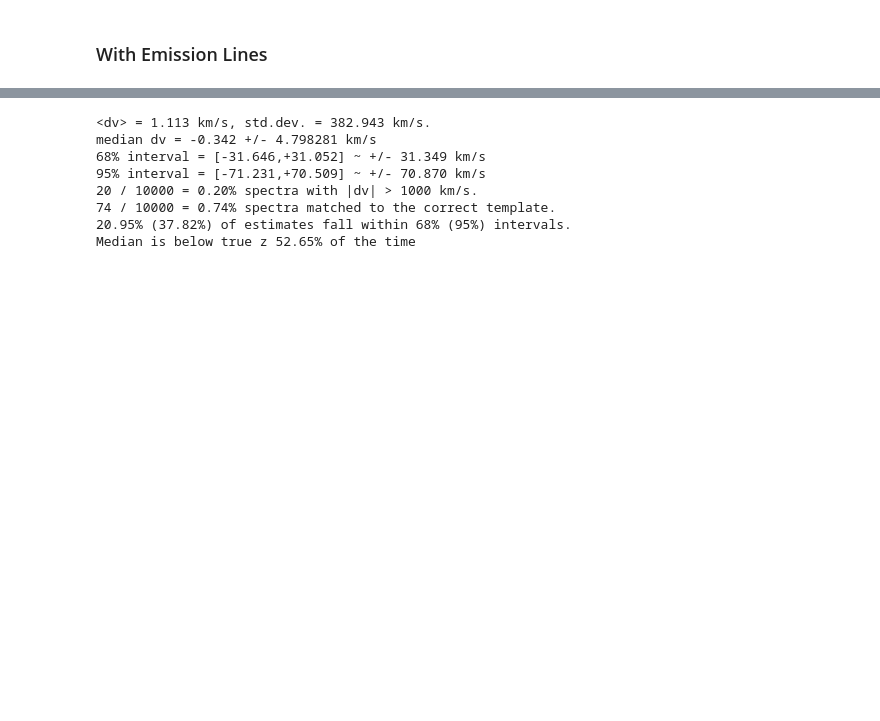
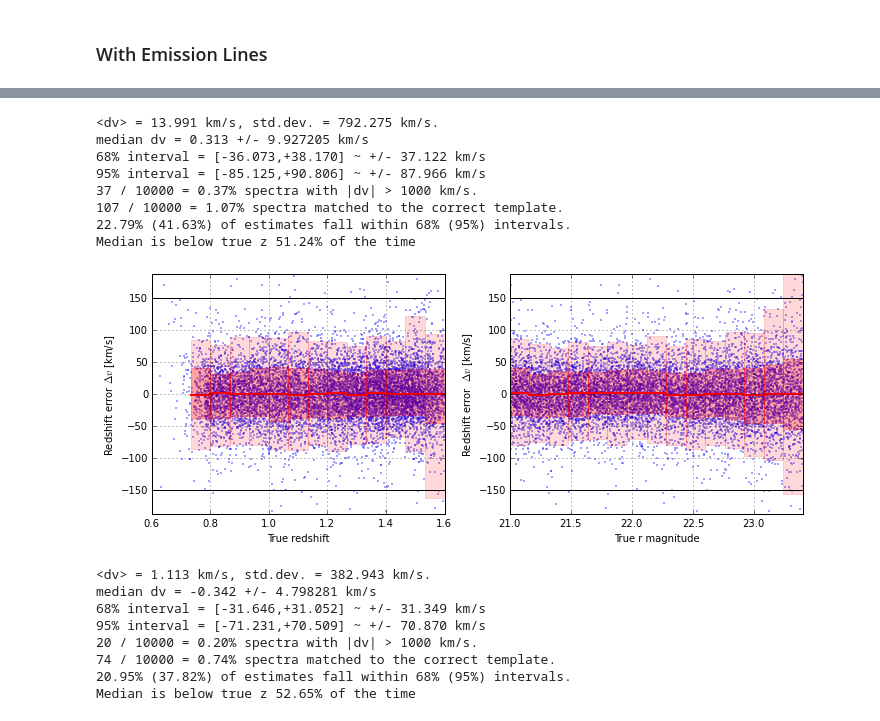
Before and after one commit to dkirkby/bayez, a Jupyter notebook: docs/nb/BayezResults.ipynb, the cells around one changed output, grey strips where cells are left out. Saved outputs shown, nothing was run; the diff lists cells and outputs as text; code cells hidden in the pictures; blank space fills up the shorter version.

```diff
--- a/docs/nb/BayezResults.ipynb
+++ b/docs/nb/BayezResults.ipynb
@@ -485,3 +593,15 @@ Median is below true z 53.48% of the time
+# %%
+bayez.analysis.plot_results(elgem_12_40k, 0.6, 1.6, 21.0, 23.4, 'r', 150.)
+# %% [output]
+<dv> = 13.991 km/s, std.dev. = 792.275 km/s.
+median dv = 0.313 +/- 9.927205 km/s
+68% interval = [-36.073,+38.170] ~ +/- 37.122 km/s
+95% interval = [-85.125,+90.806] ~ +/- 87.966 km/s
+37 / 10000 = 0.37% spectra with |dv| > 1000 km/s.
+107 / 10000 = 1.07% spectra matched to the correct template.
+22.79% (41.63%) of estimates fall within 68% (95%) intervals.
+Median is below true z 51.24% of the time
+[figure, added]
 # %%
 bayez.analysis.plot_results(elgem_8_40k, 0.6, 1.6, 21.0, 23.4, 'r', 150.)
 # %% [output]
```
Also changed, not shown: parts of 20 cells of this notebook.
